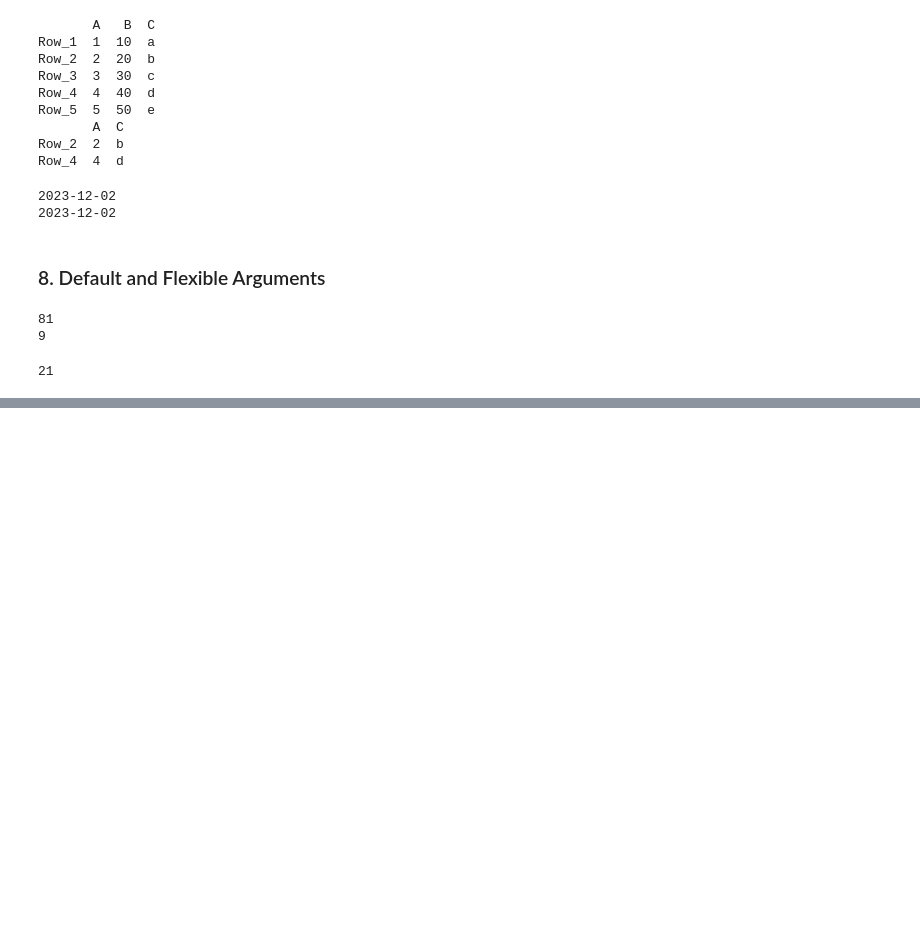
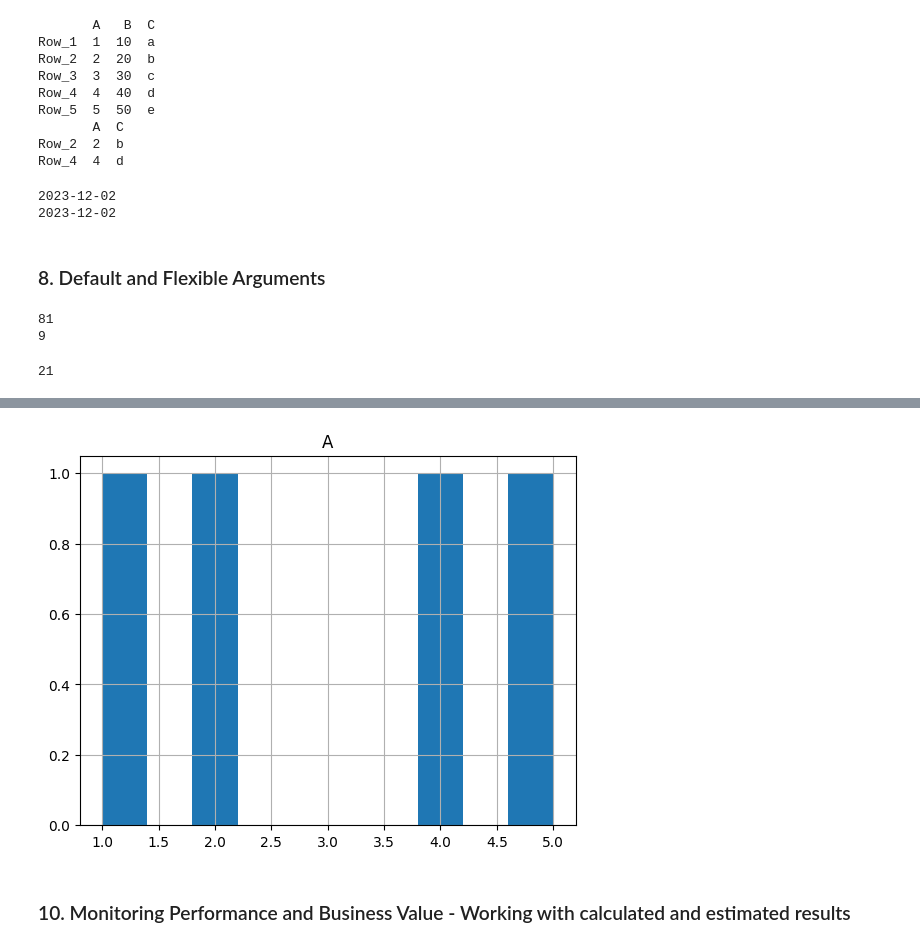
Before and after one commit to naid3n/DataCamp_Courses, a Jupyter notebook: DataCamp_Data_Engineering/DataCamp_DE_Associate_Certificate_Prep/Competency_2_Data_Management_in_Python.ipynb, the cells around one changed output, grey strips where cells are left out. Drawn from its saved outputs; the diff is of its cells as text; code cells hidden in the pictures; blank space fills up the shorter version.

```diff
--- a/DataCamp_Data_Engineering/DataCamp_DE_Associate_Certificate_Prep/Competency_2_Data_Management_in_Python.ipynb
+++ b/DataCamp_Data_Engineering/DataCamp_DE_Associate_Certificate_Prep/Competency_2_Data_Management_in_Python.ipynb
@@ -463,0 +528,8 @@ print(add_all(1, 2, 3, 4, 5, 6))
+# %%
+cols_with_missing=['A', 'D', 'E']
+df[cols_with_missing].hist()
+plt.show()
+# %% [output]
+[figure, added]
+# %% [markdown]
+### 10. Monitoring Performance and Business Value - Working with calculated and estimated results
```
Also changed, not shown: parts of 7 cells of this notebook.
